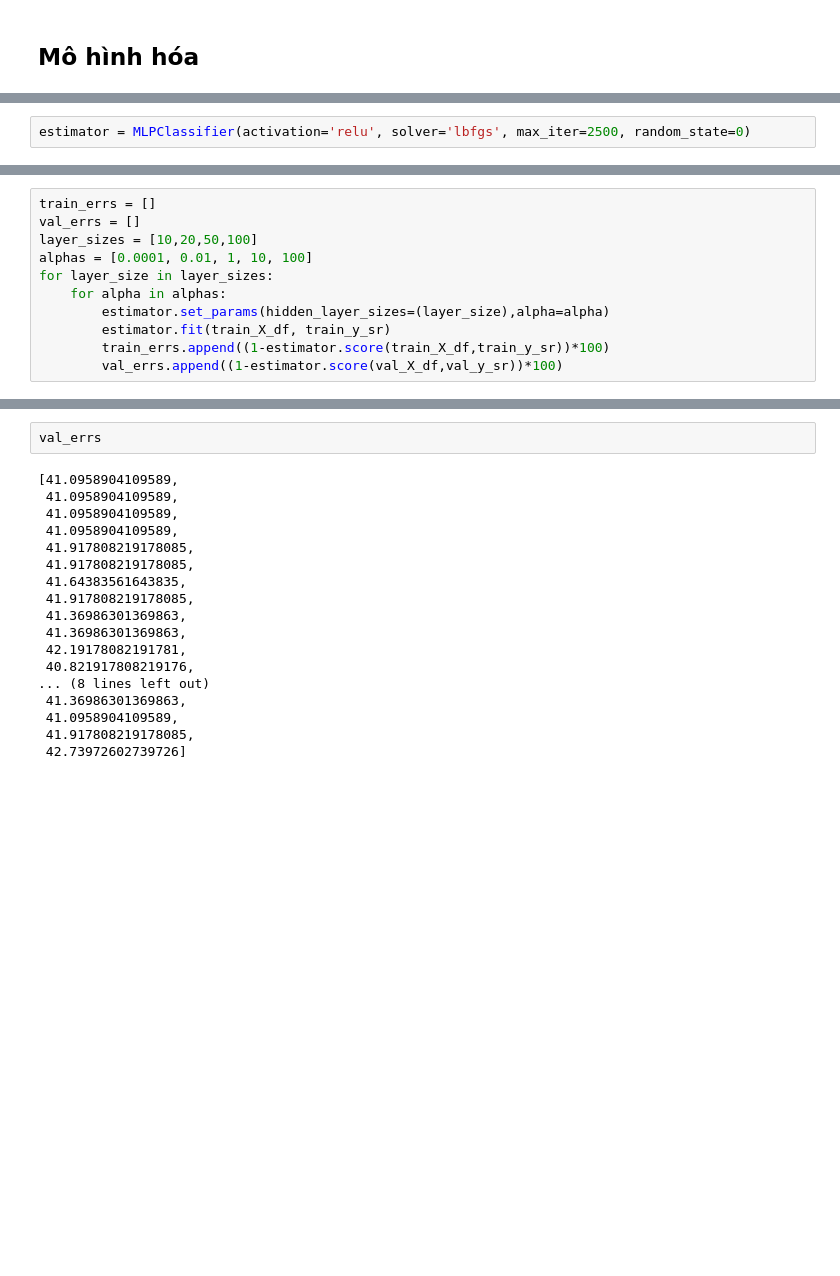
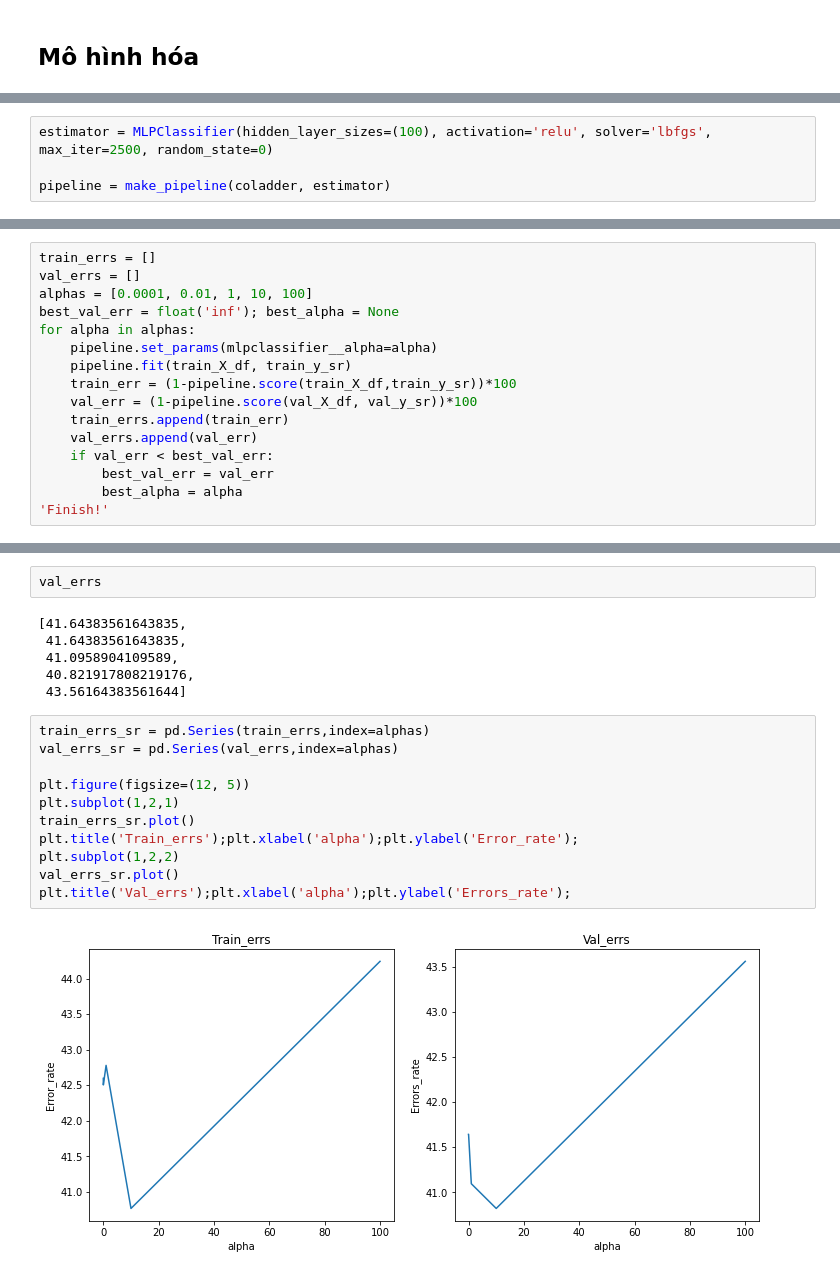
Before and after one commit to nhanarT/DA_NMKHDL, a Jupyter notebook: Project.ipynb, the cells around one changed output, grey strips where cells are left out. Cells and saved outputs as stored; diff of their text form; blank space fills up the shorter version.

```diff
--- a/Project.ipynb
+++ b/Project.ipynb
@@ -296,2 +309,4 @@ Sau khi chọn các siêu tham số như trên, ta sẽ có một số thử ngh
 # %%
-estimator = MLPClassifier(activation='relu', solver='lbfgs', max_iter=2500, random_state=0)
+estimator = MLPClassifier(hidden_layer_sizes=(100), activation='relu', solver='lbfgs', max_iter=2500, random_state=0)
+
+pipeline = make_pipeline(coladder, estimator)
@@ -298,11 +315,16 @@ estimator = MLPClassifier(activation='relu', solver='lbfgs', max_iter=2500, rand
 # %%
 train_errs = []
 val_errs = []
-layer_sizes = [10,20,50,100]
 alphas = [0.0001, 0.01, 1, 10, 100]
-for layer_size in layer_sizes:
-    for alpha in alphas:
-        estimator.set_params(hidden_layer_sizes=(layer_size),alpha=alpha)
-        estimator.fit(train_X_df, train_y_sr)
-        train_errs.append((1-estimator.score(train_X_df,train_y_sr))*100)
-        val_errs.append((1-estimator.score(val_X_df,val_y_sr))*100)
+best_val_err = float('inf'); best_alpha = None
+for alpha in alphas:
+    pipeline.set_params(mlpclassifier__alpha=alpha)
+    pipeline.fit(train_X_df, train_y_sr)
+    train_err = (1-pipeline.score(train_X_df,train_y_sr))*100
+    val_err = (1-pipeline.score(val_X_df, val_y_sr))*100
+    train_errs.append(train_err)
+    val_errs.append(val_err)
+    if val_err < best_val_err:
+        best_val_err = val_err
+        best_alpha = alpha
+'Finish!'
@@ -329,20 +341,21 @@ train_errs
 # %%
 val_errs
 # %% [output]
-[41.0958904109589,
+[41.64383561643835,
+ 41.64383561643835,
  41.0958904109589,
- 41.0958904109589,
- 41.0958904109589,
- 41.917808219178085,
- 41.917808219178085,
- 41.64383561643835,
- 41.917808219178085,
- 41.36986301369863,
- 41.36986301369863,
- 42.19178082191781,
  40.821917808219176,
-... (8 lines left out)
- 41.36986301369863,
- 41.0958904109589,
- 41.917808219178085,
- 42.73972602739726]
+ 43.56164383561644]
+# %%
+train_errs_sr = pd.Series(train_errs,index=alphas)
+val_errs_sr = pd.Series(val_errs,index=alphas)
+
+plt.figure(figsize=(12, 5))
+plt.subplot(1,2,1)
+train_errs_sr.plot()
+plt.title('Train_errs');plt.xlabel('alpha');plt.ylabel('Error_rate');
+plt.subplot(1,2,2)
+val_errs_sr.plot()
+plt.title('Val_errs');plt.xlabel('alpha');plt.ylabel('Errors_rate');
+# %% [output]
+[figure, added]
```
Also changed, not shown: parts of 17 cells of this notebook.
